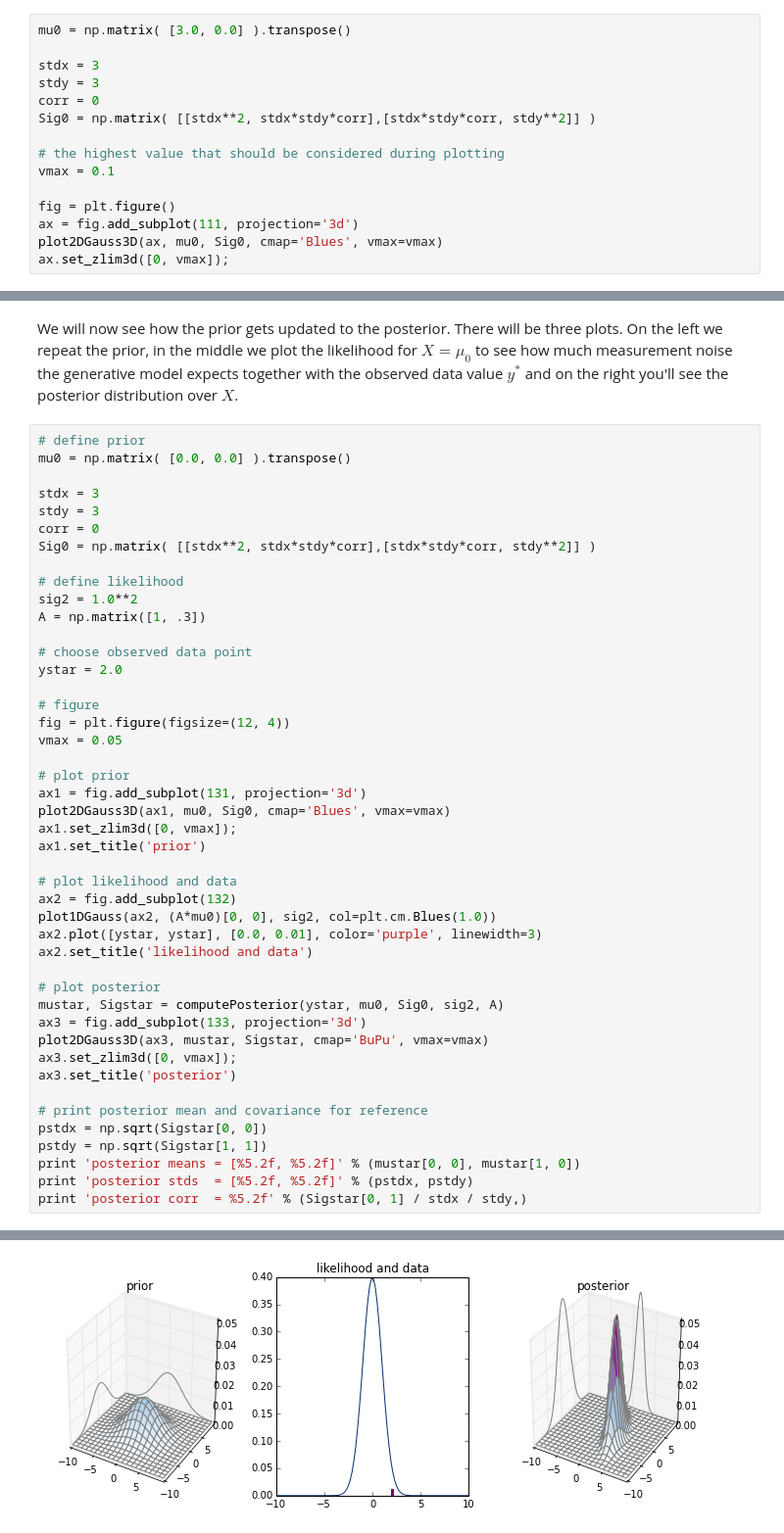
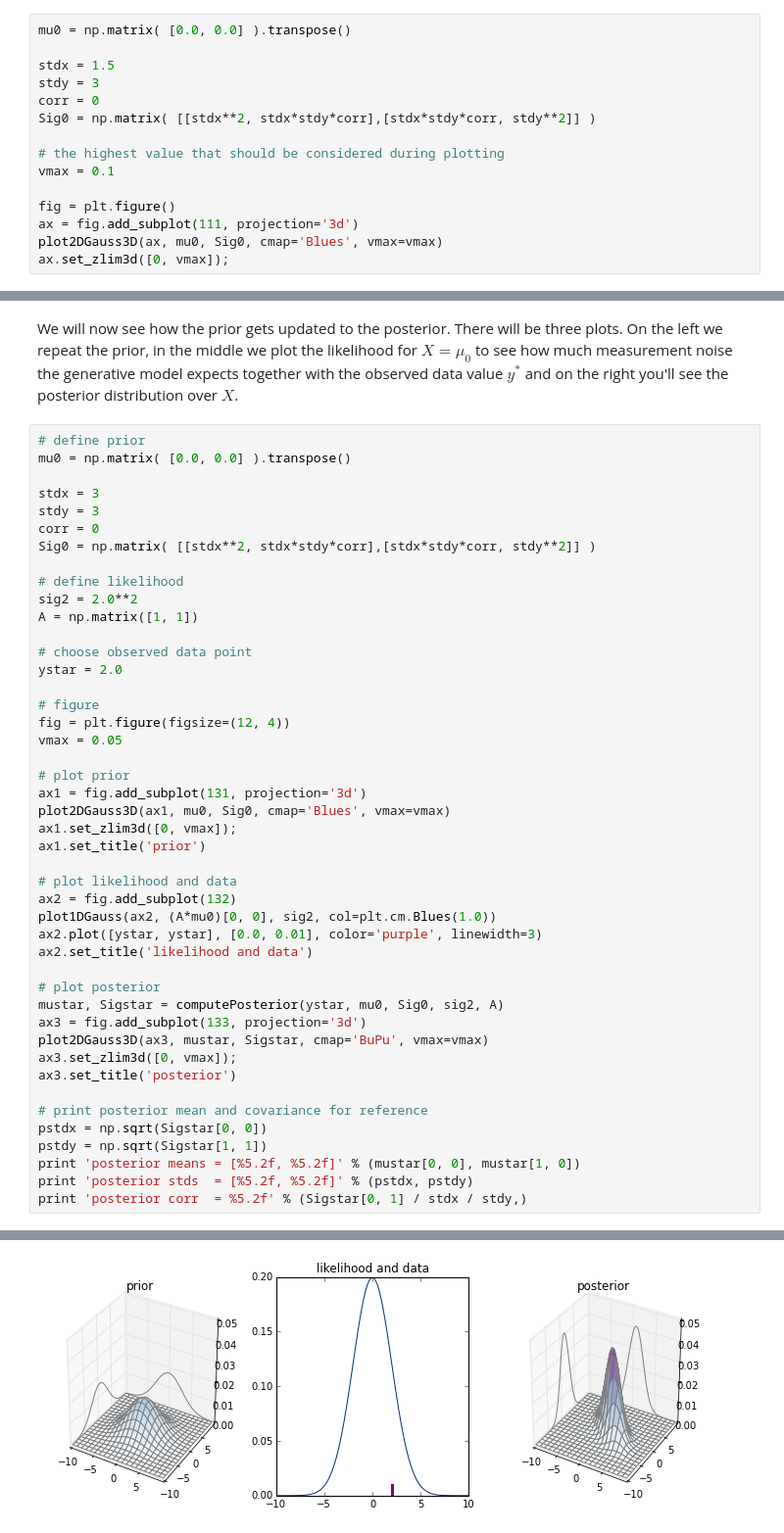
Before and after one commit to sbitzer/BayesTutorial, a Jupyter notebook: GaussInference.ipynb, the cells around one changed output, grey strips where cells are left out. Shown at 98% size. Drawn from its saved outputs; the diff is of its cells as text.

```diff
--- a/GaussInference.ipynb
+++ b/GaussInference.ipynb
@@ -72,9 +72,9 @@ def plot1DGauss(ax, mean, sig2, col=None):
 # %% [markdown]
 Below you can change the parameters of the prior distribution. See how this changes the shape and position of the Gaussian distribution! The covariance is specified through two standard deviations and one correlation term.
 # %%
-mu0 = np.matrix( [3.0, 0.0] ).transpose()
+mu0 = np.matrix( [0.0, 0.0] ).transpose()
 
-stdx = 3
+stdx = 1.5
 stdy = 3
 corr = 0
 Sig0 = np.matrix( [[stdx**2, stdx*stdy*corr],[stdx*stdy*corr, stdy**2]] )
@@ -147,8 +147,8 @@ corr = 0
 Sig0 = np.matrix( [[stdx**2, stdx*stdy*corr],[stdx*stdy*corr, stdy**2]] )
 
 # define likelihood
-sig2 = 1.0**2
-A = np.matrix([1, .3])
+sig2 = 2.0**2
+A = np.matrix([1, 1])
 
 # choose observed data point
 ystar = 2.0
@@ -189 +189 @@ posterior corr  = -0.25
-[figure, old version]
+[figure, new version]
```
Also changed, not shown: parts of 3 cells of this notebook.
